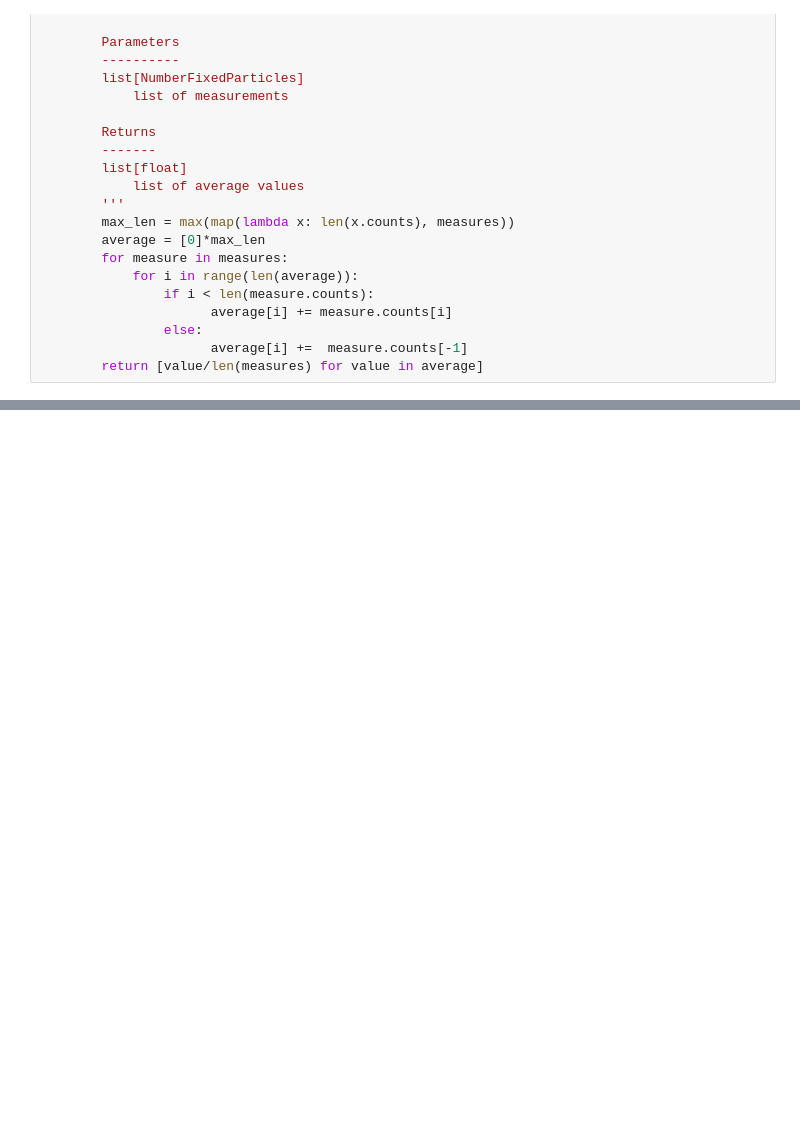
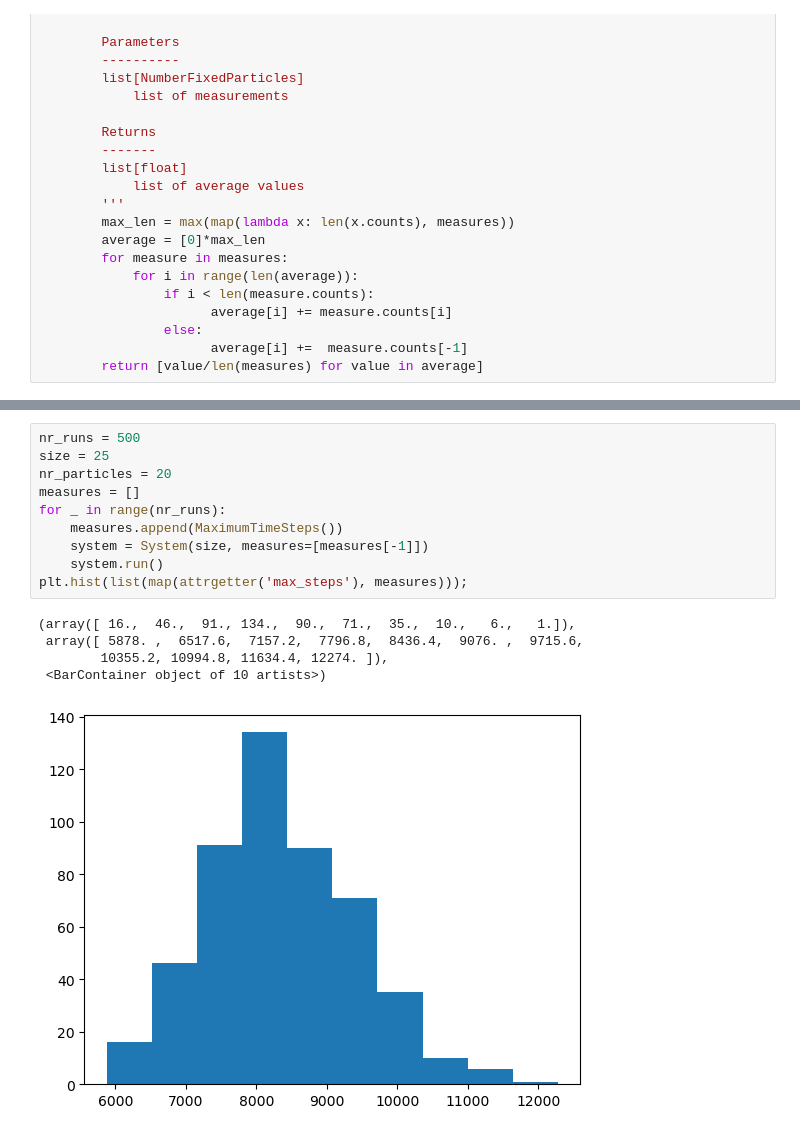
Before and after one commit to gjbex/Scientific-Python, a Jupyter notebook: source-code/diffusion_limited_aggregation.ipynb, the cells around one changed output, grey strips where cells are left out. Drawn from its saved outputs; the diff is of its cells as text; blank space fills up the shorter version.

```diff
--- a/source-code/diffusion_limited_aggregation.ipynb
+++ b/source-code/diffusion_limited_aggregation.ipynb
@@ -364,0 +401,16 @@ plt.plot(list(range(len(counts))), counts);
+# %%
+nr_runs = 500
+size = 25
+nr_particles = 20
+measures = []
+for _ in range(nr_runs):
+    measures.append(MaximumTimeSteps())
+    system = System(size, measures=[measures[-1]])
+    system.run()
+plt.hist(list(map(attrgetter('max_steps'), measures)));
+# %% [output]
+(array([ 16.,  46.,  91., 134.,  90.,  71.,  35.,  10.,   6.,   1.]),
+ array([ 5878. ,  6517.6,  7157.2,  7796.8,  8436.4,  9076. ,  9715.6,
+        10355.2, 10994.8, 11634.4, 12274. ]),
+ <BarContainer object of 10 artists>)
+[figure, added]
```
Also changed, not shown: parts of 7 cells of this notebook.
